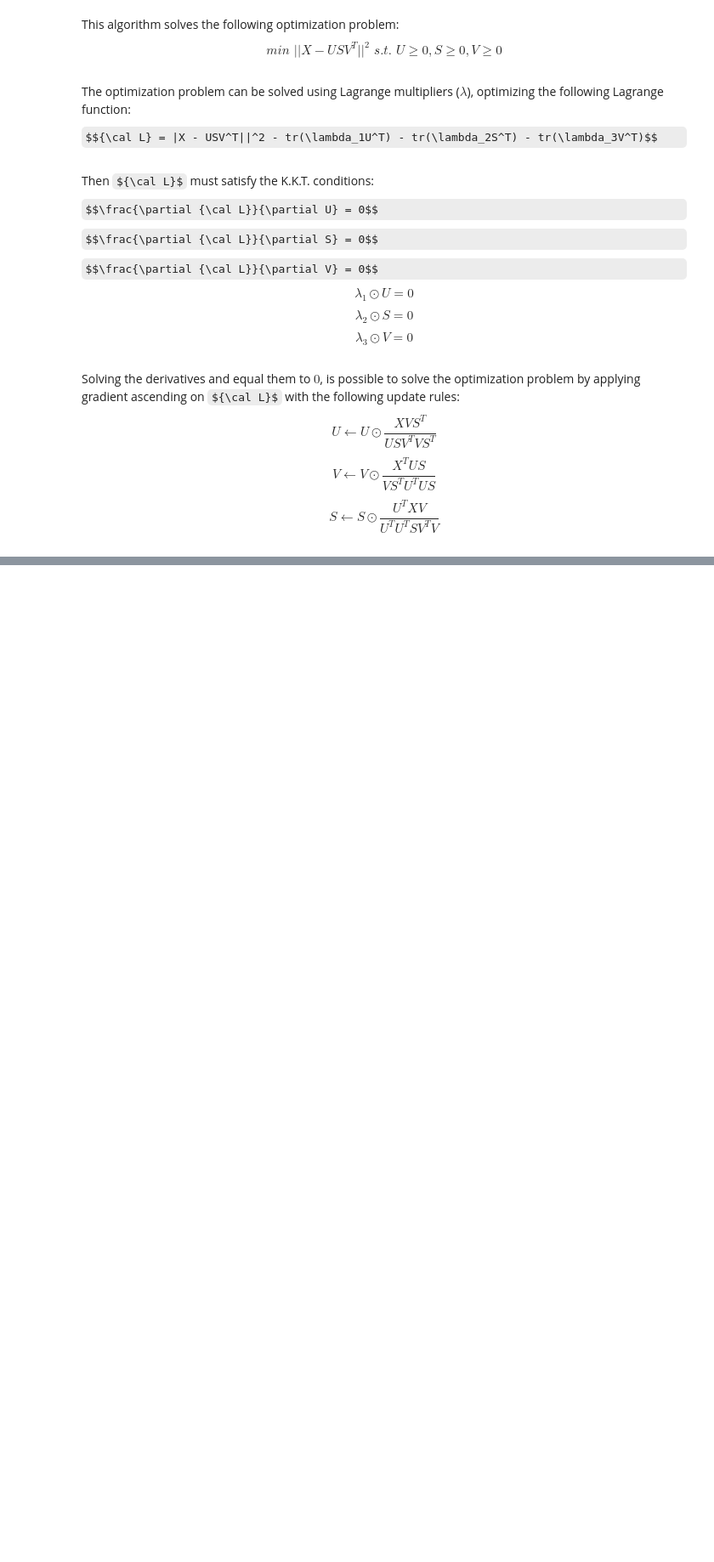
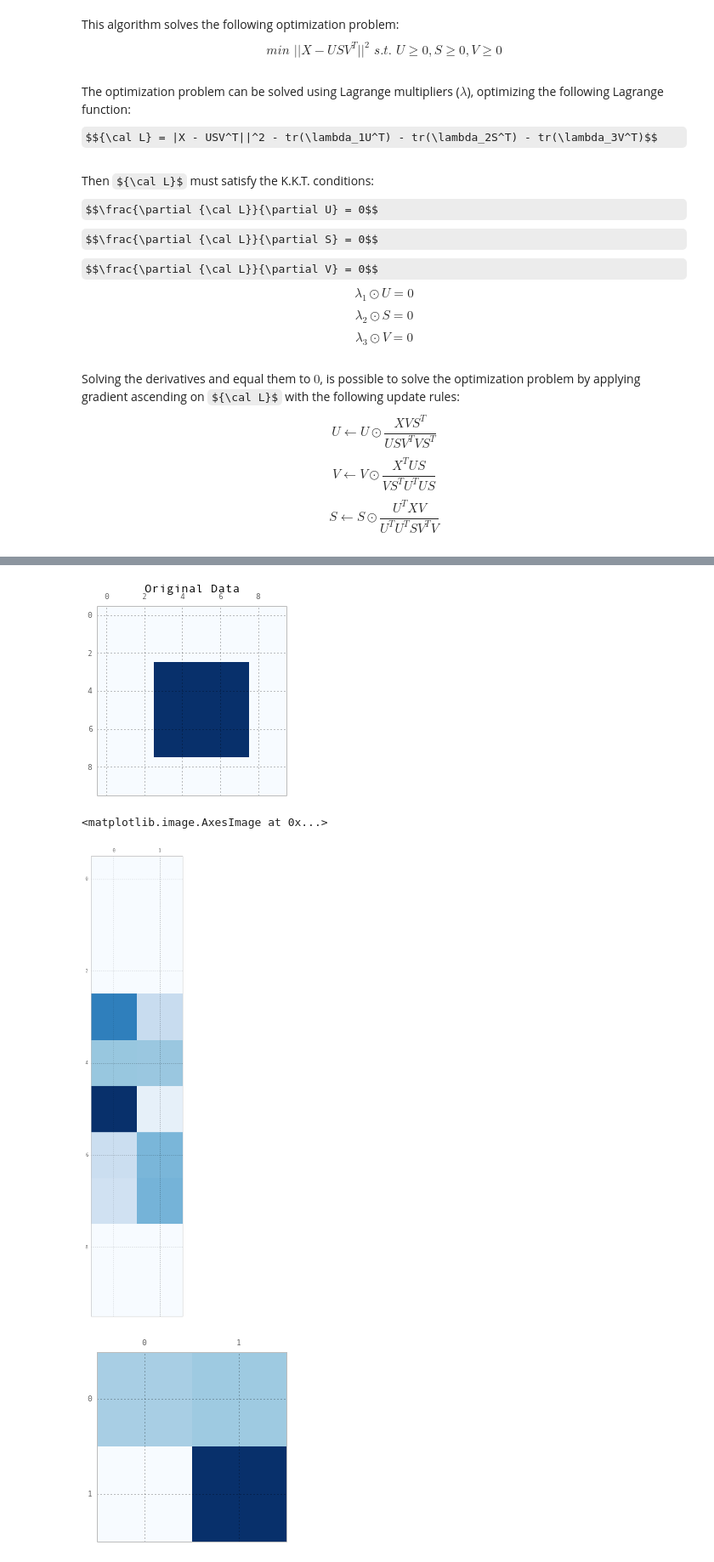
Before and after one commit to lucasbrunialti/biclustering-experiments, a Jupyter notebook: nmf.ipynb, the cells around one changed output, grey strips where cells are left out. Shown at 85% size. Drawn from its saved outputs; the diff is of its cells as text; code cells hidden in the pictures; some formulas as TeX source; blank space fills up the shorter version.

```diff
--- a/nmf.ipynb
+++ b/nmf.ipynb
@@ -193,0 +289,20 @@ def nmtf(X, k, l, num_iter=1):
+# %%
+X = np.zeros(10*10).reshape((10,10))
+X[3:8][:,3:8] = X[3:8][:,3:8] + 20
+
+plt.matshow(X, cmap=plt.cm.Blues)
+plt.title("Original Data")
+plt.show()
+
+U, S, V = nmtf(X,2,2,1)
+
+plt.matshow(U, cmap=plt.cm.Blues)
+plt.matshow(S, cmap=plt.cm.Blues)
+plt.matshow(V, cmap=plt.cm.Blues)
+
+plt.matshow(U.dot(S).dot(V), cmap=plt.cm.Blues)
+# %% [output]
+[figure, added]
+<matplotlib.image.AxesImage at 0x...>
+[figure, added]
+[figure, added]
```
Also changed, not shown: parts of 10 cells of this notebook.
